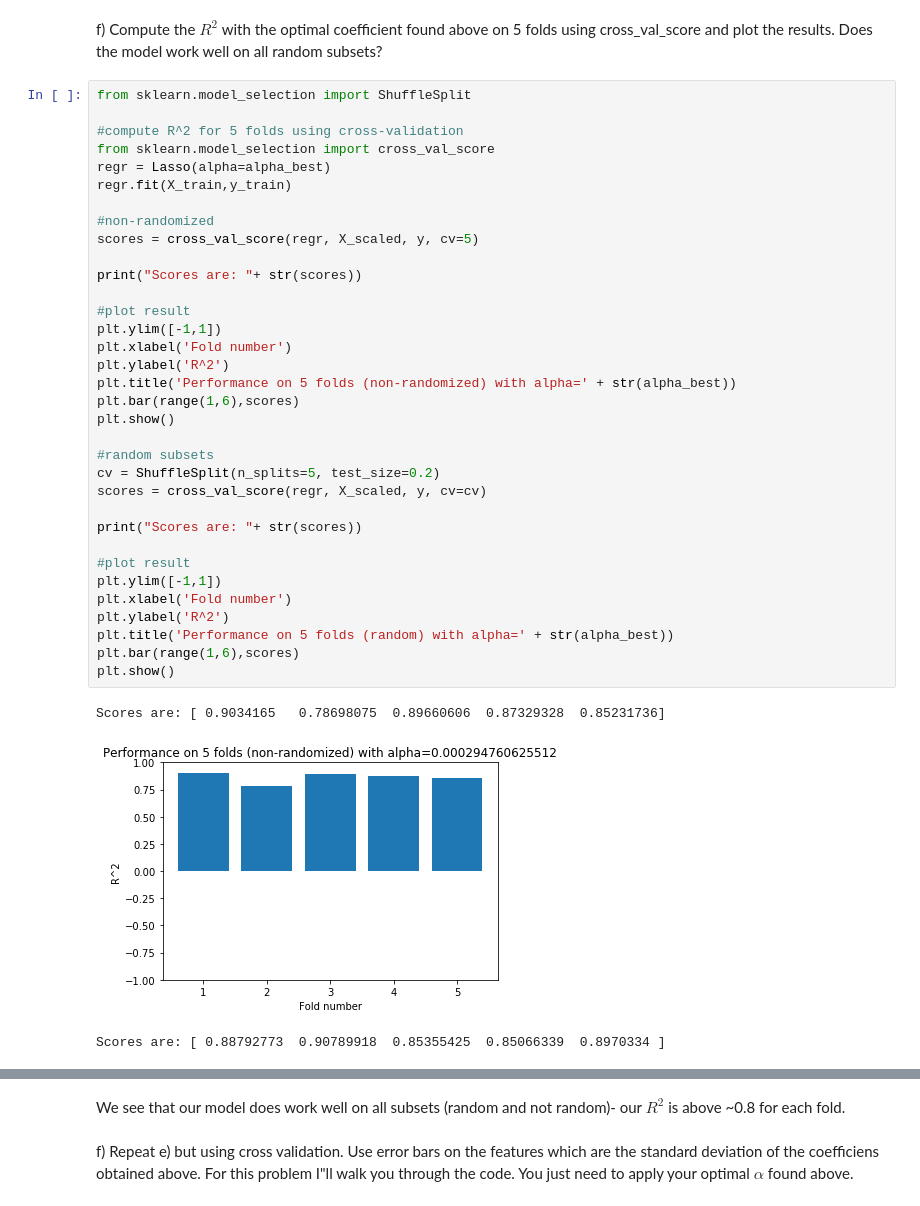
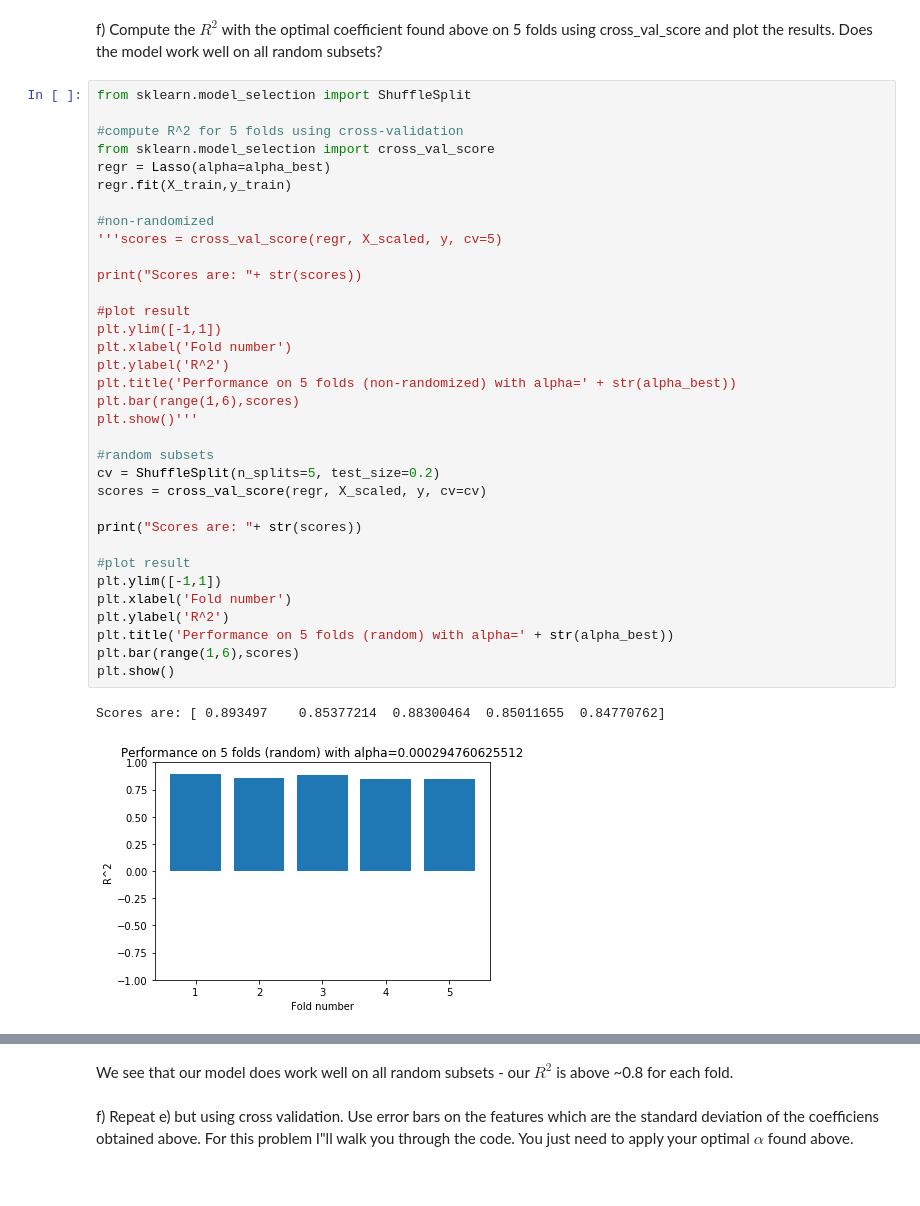
Before and after one commit to Columbia-Intro-Data-Science/python-introduction-kathyyli, a Jupyter notebook: Homework 2 - Regularization with Lasso .ipynb, the cells around one changed output, grey strips where cells are left out. Drawn from its saved outputs; the diff is of its cells as text.

```diff
--- a/Homework 2 - Regularization with Lasso .ipynb
+++ b/Homework 2 - Regularization with Lasso .ipynb
@@ -144,35 +144,34 @@ from sklearn.model_selection import ShuffleSplit
 #compute R^2 for 5 folds using cross-validation
 from sklearn.model_selection import cross_val_score
 regr = Lasso(alpha=alpha_best)
 regr.fit(X_train,y_train)
 
 #non-randomized
-scores = cross_val_score(regr, X_scaled, y, cv=5)
+'''scores = cross_val_score(regr, X_scaled, y, cv=5)
 
 print("Scores are: "+ str(scores))
 
 #plot result
 plt.ylim([-1,1])
 plt.xlabel('Fold number')
 plt.ylabel('R^2')
 plt.title('Performance on 5 folds (non-randomized) with alpha=' + str(alpha_best))
 plt.bar(range(1,6),scores)
-plt.show()
+plt.show()'''
 
 #random subsets
 cv = ShuffleSplit(n_splits=5, test_size=0.2)
 scores = cross_val_score(regr, X_scaled, y, cv=cv)
 
 print("Scores are: "+ str(scores))
 
 #plot result
 plt.ylim([-1,1])
 plt.xlabel('Fold number')
 plt.ylabel('R^2')
 plt.title('Performance on 5 folds (random) with alpha=' + str(alpha_best))
 plt.bar(range(1,6),scores)
 plt.show()
 # %% [output]
-Scores are: [ 0.9034165   0.78698075  0.89660606  0.87329328  0.85231736]
+Scores are: [ 0.893497    0.85377214  0.88300464  0.85011655  0.84770762]
-[figure, old version]
+[figure, new version]
-Scores are: [ 0.88792773  0.90789918  0.85355425  0.85066339  0.8970334 ]
@@ -180,5 +178,5 @@ Scores are: [ 0.88792773  0.90789918  0.85355425  0.85066339  0.8970334 ]
 # %% [markdown]
-We see that our model does work well on all subsets (random and not random)- our $R^2$ is above ~0.8 for each fold.
+We see that our model does work well on all random subsets - our $R^2$ is above ~0.8 for each fold.
 # %% [markdown]
 f) Repeat e) but using cross validation. Use error bars on the features which are the standard deviation of the
 coefficiens obtained above. For this problem I"ll walk you through the code. You just need to apply your optimal
```
Also changed, not shown: parts of 2 cells of this notebook.
